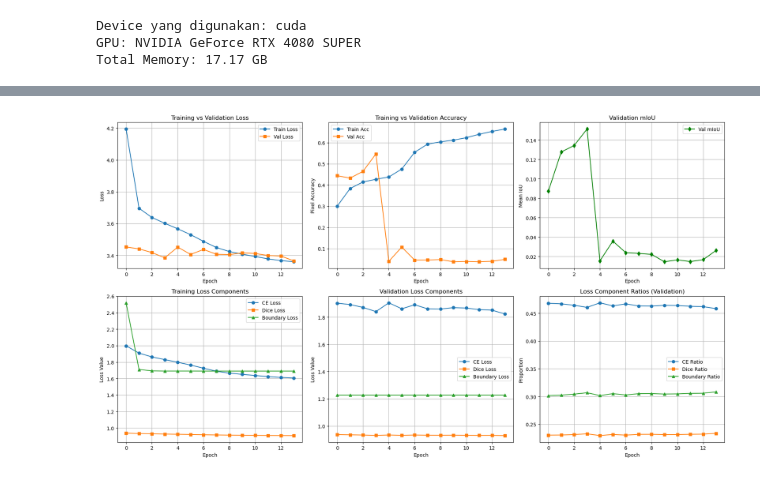
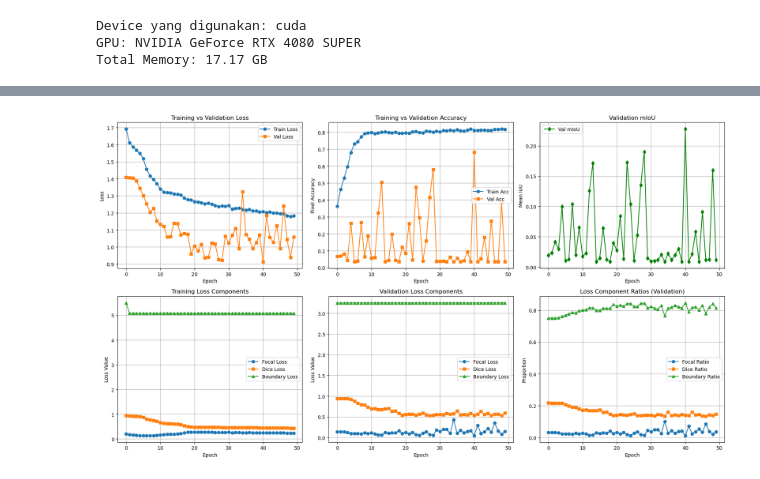
Before and after one commit to Arfi23/algae-project, a Jupyter notebook: notebooks/train_hybridsn_sgmt_ver4.ipynb, the cells around one changed output, grey strips where cells are left out. Cells and saved outputs as stored; diff of their text form; code cells hidden in the pictures.

```diff
--- a/notebooks/train_hybridsn_sgmt_ver4.ipynb
+++ b/notebooks/train_hybridsn_sgmt_ver4.ipynb
@@ -537,11 +588,12 @@ orig_classes = [int(x) for x in actual_classes]
 label_remap = {orig: idx for idx, orig in enumerate(orig_classes)}
 print(f"[INFO] Label remap (orig -> new): {label_remap}")
 
-TILE_SIZE = 32
+# Updt - Tile size increased to 64
+TILE_SIZE = 64  # Increased from 32
 
-train_dataset = SeaweedDataset([p[0] for p in train_pairs], label_map, tile_size=TILE_SIZE, label_remap=label_remap)
-val_dataset   = SeaweedDataset([p[0] for p in val_pairs], label_map, tile_size=TILE_SIZE, label_remap=label_remap)
-test_dataset  = SeaweedDataset([p[0] for p in test_pairs], label_map, tile_size=TILE_SIZE, label_remap=label_remap, normalize=False)
+train_dataset = SeaweedDataset([p[0] for p in train_pairs], label_map, tile_size=TILE_SIZE, label_remap=label_remap, augment=True) # augment=True
+val_dataset   = SeaweedDataset([p[0] for p in val_pairs], label_map, tile_size=TILE_SIZE, label_remap=label_remap, augment=False) # augment=False for Val
+test_dataset  = SeaweedDataset([p[0] for p in test_pairs], label_map, tile_size=TILE_SIZE, label_remap=label_remap, normalize=False, augment=False) # augment=False for Test
 
 # Hitung class weights
 counter = Counter()
@@ -640,7 +692,7 @@ from torch.optim.lr_scheduler import ReduceLROnPlateau
 torch.backends.cudnn.benchmark = True
 
 # Hyperparameters
-LR = 5e-6
+LR = 1e-4 # Updt - dinaikkan dari 5e-6
 WEIGHT_DECAY = 1e-5
 BATCH_SIZE = 1
 ACCUMULATION_STEPS = 4
@@ -654,27 +706,26 @@ test_loader = DataLoader(test_dataset, batch_size=BATCH_SIZE, shuffle=False, num
 # NOVELTY 2: Multi-Objective Hybrid Loss
 weight_tensor = torch.from_numpy(class_weights_np).to(device)
 criterion = HybridLoss(
-    weight_ce=1.0,          # Cross-Entropy weight
+    weight_ce=1.0,          # Focal Loss weight
     weight_dice=1.0,        # Dice Loss weight
-    weight_boundary=0.5,    # Boundary Loss weight
+    weight_boundary=0.1,    # Boundary Loss weight, Updt - Diturunkan dari 0.5
     class_weights=weight_tensor,
     ignore_index=0,
-    label_smoothing=0.1
+    focal_gamma=2.0 # arg label_smoothing diganti gamma, karena CE diganti Focal Loss
 )
 
 print("\n" + "="*60)
 print("LOSS FUNCTION CONFIGURATION")
 print("="*60)
 print(f"Loss type: Multi-Objective Hybrid Loss")
-print(f"  - Cross-Entropy weight: 1.0")
+print(f"  - Focal Loss weight: 1.0 (gamma=2.0)") # CE diganti Focal
 print(f"  - Dice Loss weight: 1.0")
-print(f"  - Boundary Loss weight: 0.5")
-print(f"  - Label smoothing: 0.1")
+print(f"  - Boundary Loss weight: 0.1") # Diturunkan dari 0.5
 print(f"  - Class weights: enabled (sqrt-smoothed)")
 
 # Optimizer & scheduler
 optimizer = optim.AdamW(model.parameters(), lr=LR, weight_decay=WEIGHT_DECAY, eps=1e-8)
-scheduler = ReduceLROnPlateau(optimizer, mode='max', factor=0.5, patience=3, verbose=True, min_lr=1e-7)
+scheduler = ReduceLROnPlateau(optimizer, mode='max', factor=0.5, patience=5, verbose=True, min_lr=1e-7) # scheduler patience ditingkatkan dari 3 menjadi 5
 
 # Early Stopping Configuration
 class EarlyStopping:
@@ -724,12 +775,13 @@ class EarlyStopping:
         return self.early_stop
 
 # Initialize early stopping
-early_stopping = EarlyStopping(patience=10, min_delta=0.0001, mode='max')
+# (patience dinaikkan jadi 15 epoch ~ kesabaran ditingkatkan, tetapi masih dengan standar peningkatan min_delta yang masih kecil)
+early_stopping = EarlyStopping(patience=15, min_delta=0.0001, mode='max')
 
 print("\n" + "="*60)
 print("EARLY STOPPING CONFIGURATION")
 print("="*60)
-print(f"Patience: 10 epochs")
+print(f"Patience: 15 epochs") # ditingkatkan dari 10 epochs
 print(f"Min delta: 0.0001")
 print(f"Monitoring: Validation mIoU (higher is better)")
 print(f"Recommended for: 30-50 epochs training")
@@ -1286,46 +1336,46 @@ axes[0, 2].legend()
 axes[0, 2].grid(True)
 
 # Loss Components - Training
-axes[1, 0].plot(history["train_loss_ce"], label="CE Loss", marker='o')
+axes[1, 0].plot(history["train_loss_focal"], label="Focal Loss", marker='o')
 axes[1, 0].plot(history["train_loss_dice"], label="Dice Loss", marker='s')
 axes[1, 0].plot(history["train_loss_boundary"], label="Boundary Loss", marker='^')
 axes[1, 0].set_xlabel("Epoch")
 axes[1, 0].set_ylabel("Loss Value")
 axes[1, 0].set_title("Training Loss Components")
 axes[1, 0].legend()
 axes[1, 0].grid(True)
 
 # Loss Components - Validation
-axes[1, 1].plot(history["val_loss_ce"], label="CE Loss", marker='o')
+axes[1, 1].plot(history["val_loss_focal"], label="Focal Loss", marker='o')
 axes[1, 1].plot(history["val_loss_dice"], label="Dice Loss", marker='s')
 axes[1, 1].plot(history["val_loss_boundary"], label="Boundary Loss", marker='^')
 axes[1, 1].set_xlabel("Epoch")
 axes[1, 1].set_ylabel("Loss Value")
 axes[1, 1].set_title("Validation Loss Components")
 axes[1, 1].legend()
 axes[1, 1].grid(True)
 
 # Loss ratio analysis
-if len(history["val_loss_ce"]) > 0:
-    total = np.array(history["val_loss_ce"]) + np.array(history["val_loss_dice"]) + np.array(history["val_loss_boundary"])
-    ce_ratio = np.array(history["val_loss_ce"]) / (total + 1e-9)
+if len(history["val_loss_focal"]) > 0:
+    total = np.array(history["val_loss_focal"]) + np.array(history["val_loss_dice"]) + np.array(history["val_loss_boundary"])
+    focal_ratio = np.array(history["val_loss_focal"]) / (total + 1e-9)
     dice_ratio = np.array(history["val_loss_dice"]) / (total + 1e-9)
     bnd_ratio = np.array(history["val_loss_boundary"]) / (total + 1e-9)
 
-    axes[1, 2].plot(ce_ratio, label="CE Ratio", marker='o')
+    axes[1, 2].plot(focal_ratio, label="Focal Ratio", marker='o')
     axes[1, 2].plot(dice_ratio, label="Dice Ratio", marker='s')
     axes[1, 2].plot(bnd_ratio, label="Boundary Ratio", marker='^')
     axes[1, 2].set_xlabel("Epoch")
     axes[1, 2].set_ylabel("Proportion")
     axes[1, 2].set_title("Loss Component Ratios (Validation)")
     axes[1, 2].legend()
     axes[1, 2].grid(True)
 
 plt.tight_layout()
 plt.savefig("training_history_ver4_enhanced.png", dpi=150)
 plt.show()
 # %% [output]
-[figure, old version]
+[figure, new version]
 # %%
 # ===========================================
 # Cell 12. Spectral Attention Visualization
```
Also changed, not shown: parts of 11 cells of this notebook, 7 other files.
